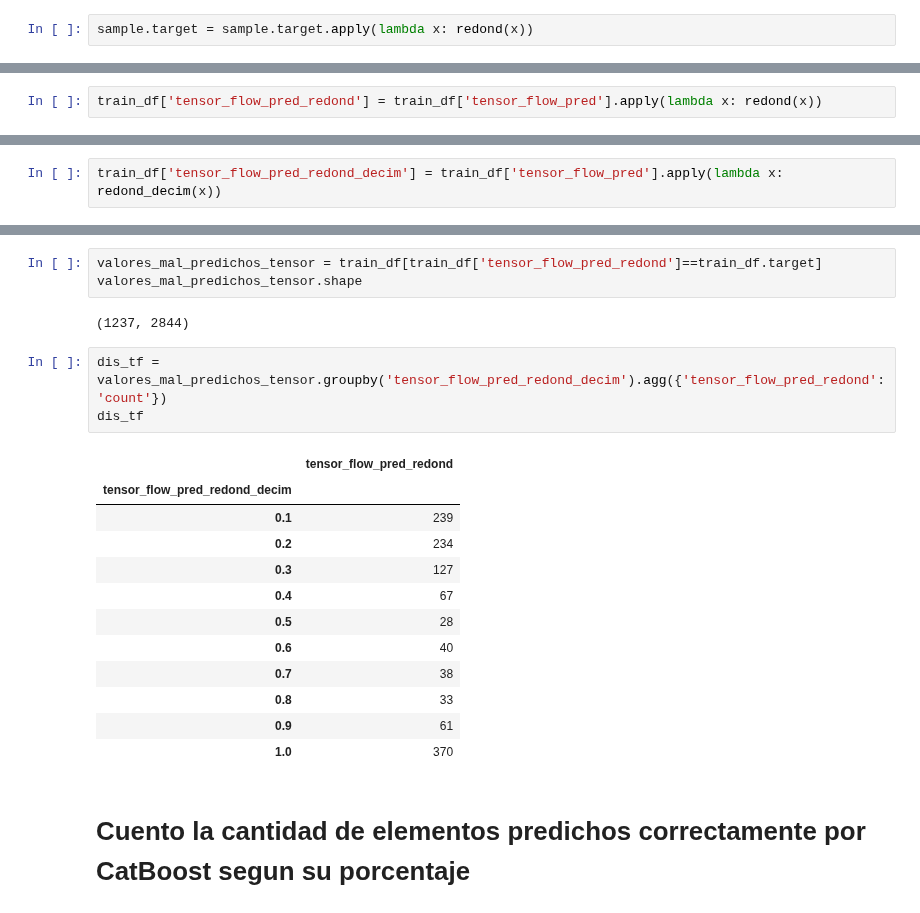
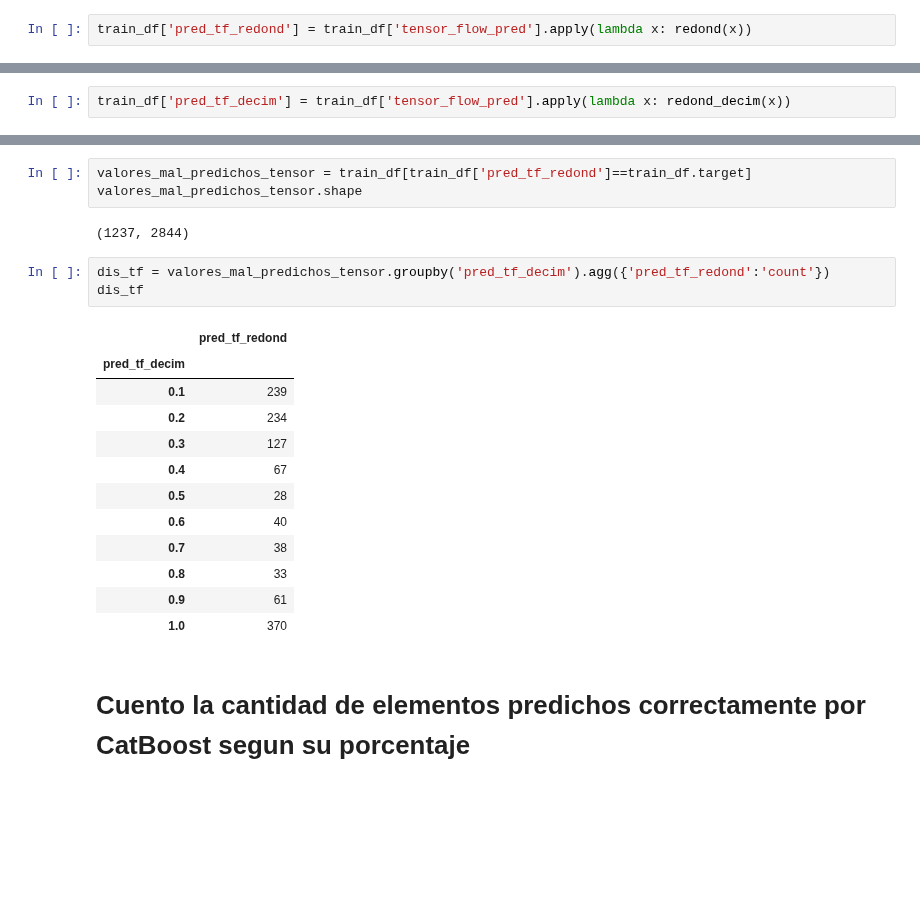
Before and after one commit to andi-carretero/TP2_Datos, a Jupyter notebook: limpieza_post_tensor_flow.ipynb, the cells around one changed output, grey strips where cells are left out. Cells and saved outputs as stored; diff of their text form; blank space fills up the shorter version.

```diff
--- a/limpieza_post_tensor_flow.ipynb
+++ b/limpieza_post_tensor_flow.ipynb
@@ -31,4 +27,4 @@ def redond(x):
         result=1
     return(result)
 # %%
-sample.target = sample.target.apply(lambda x: redond(x))
+train_df['pred_tf_redond'] = train_df['tensor_flow_pred'].apply(lambda x: redond(x))
@@ -43,7 +35,5 @@ sample.to_csv('pred_luke.csv', index=False)
 # %% [markdown]
 # Veo la distribucion de valores mal predichos
-# %%
-train_df['tensor_flow_pred_redond'] = train_df['tensor_flow_pred'].apply(lambda x: redond(x))
 # %%
 def redond_decim(x):
     result=1
@@ -67,20 +57,20 @@ def redond_decim(x):
         result=0.9
     return(result)
 # %%
-train_df['tensor_flow_pred_redond_decim'] = train_df['tensor_flow_pred'].apply(lambda x: redond_decim(x))
+train_df['pred_tf_decim'] = train_df['tensor_flow_pred'].apply(lambda x: redond_decim(x))
 # %% [markdown]
 # Cuento la cantidad de elementos predichos correctamente por TF segun su porcentaje
 # %%
-valores_mal_predichos_tensor = train_df[train_df['tensor_flow_pred_redond']==train_df.target]
+valores_mal_predichos_tensor = train_df[train_df['pred_tf_redond']==train_df.target]
 valores_mal_predichos_tensor.shape
 # %% [output]
 (1237, 2844)
 # %%
-dis_tf = valores_mal_predichos_tensor.groupby('tensor_flow_pred_redond_decim').agg({'tensor_flow_pred_redond':'count'})
+dis_tf = valores_mal_predichos_tensor.groupby('pred_tf_decim').agg({'pred_tf_redond':'count'})
 dis_tf
 # %% [output]
-|  | tensor_flow_pred_redond |
-| tensor_flow_pred_redond_decim |  |
+|  | pred_tf_redond |
+| pred_tf_decim |  |
 | 0.1 | 239 |
 | 0.2 | 234 |
 | 0.3 | 127 |
```
Also changed, not shown: parts of 21 cells of this notebook.
